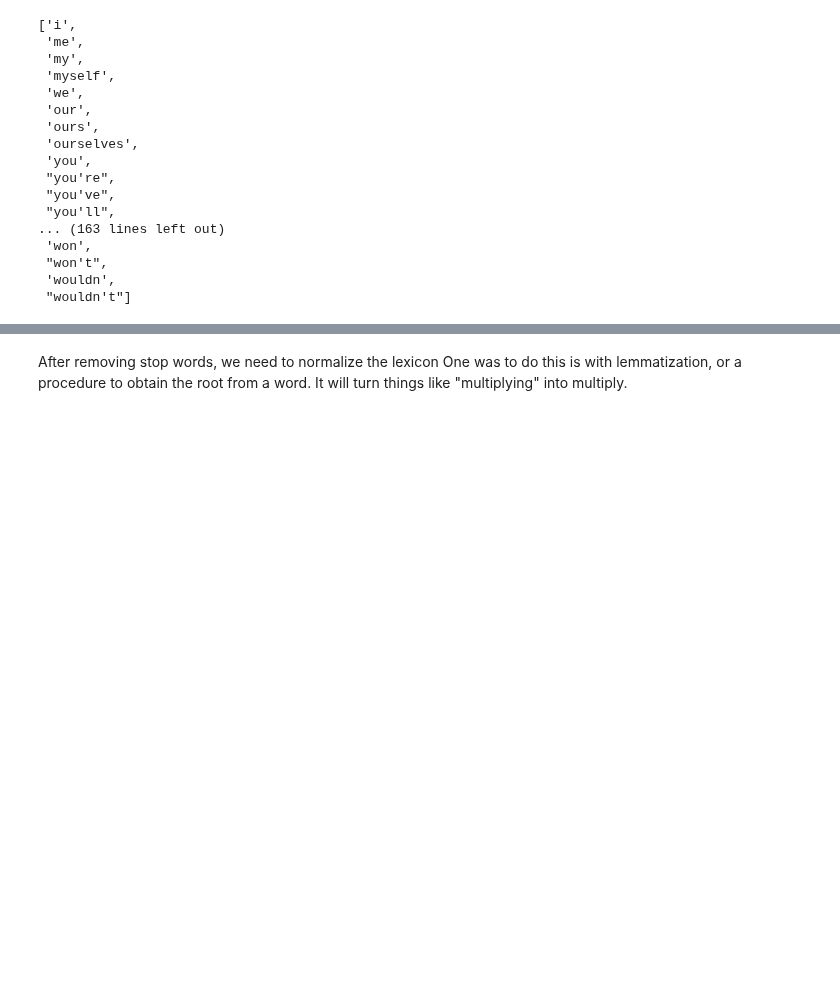
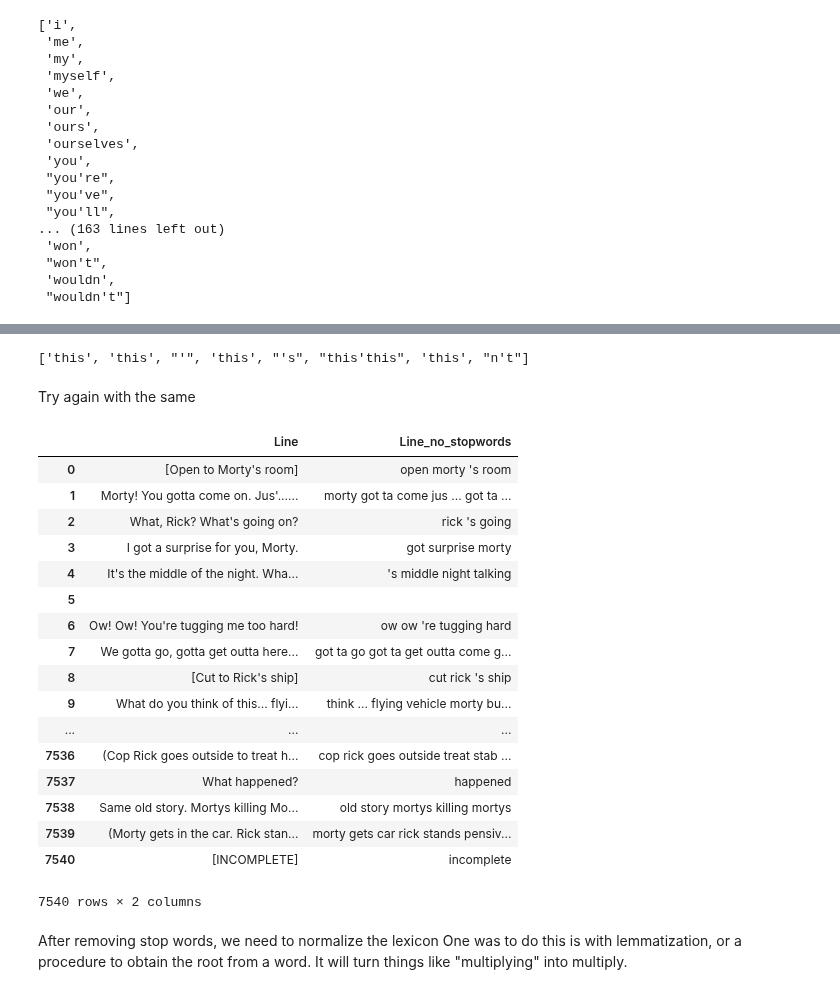
Before and after one commit to mccormd1/RandM_Transcript_Sentiment_Analysis, a Jupyter notebook: RandM_Words_and_NLP.ipynb, the cells around one changed output, grey strips where cells are left out. Saved outputs shown, nothing was run; the diff lists cells and outputs as text; code cells hidden in the pictures; blank space fills up the shorter version.

```diff
--- a/RandM_Words_and_NLP.ipynb
+++ b/RandM_Words_and_NLP.ipynb
@@ -342,0 +406,2 @@ df
+# %%
+df['Line']=df.Line.apply(lambda x: unidecode(x))
@@ -347,3 +454,33 @@ word_tokenize(df.Line_no_stopwords[10])
+# %%
+word_tokenize("this this' this's this'this thisn't")
+# %% [output]
+['this', 'this', "'", 'this', "'s", "this'this", 'this', "n't"]
+# %% [markdown]
+Try again with the same
+# %%
+df['Line_no_stopwords'] = df['Line'].apply(lambda x: ' '.join([word for word in word_tokenize(x.lower())
+                                                               if word not in stopWords and word not in list(string.punctuation)]))
+# %%
+df[['Line','Line_no_stopwords']]
+# %% [output]
+|  | Line | Line_no_stopwords |
+| 0 | [Open to Morty's room] | open morty 's room |
+| 1 | Morty! You gotta come on. Jus'...... | morty got ta come jus ... got ta ... |
+| 2 | What, Rick? What's going on? | rick 's going |
+| 3 | I got a surprise for you, Morty. | got surprise morty |
+| 4 | It's the middle of the night. Wha... | 's middle night talking |
+| 5 |  |  |
+| 6 | Ow! Ow! You're tugging me too hard! | ow ow 're tugging hard |
+| 7 | We gotta go, gotta get outta here... | got ta go got ta get outta come g... |
+| 8 | [Cut to Rick's ship] | cut rick 's ship |
+| 9 | What do you think of this... flyi... | think ... flying vehicle morty bu... |
+| ... | ... | ... |
+| 7536 | (Cop Rick goes outside to treat h... | cop rick goes outside treat stab ... |
+| 7537 | What happened? | happened |
+| 7538 | Same old story. Mortys killing Mo... | old story mortys killing mortys |
+| 7539 | (Morty gets in the car. Rick stan... | morty gets car rick stands pensiv... |
+| 7540 | [INCOMPLETE] | incomplete |
+7540 rows × 2 columns
 # %% [markdown]
 After removing stop words, we need to normalize the lexicon One was to do this is with lemmatization, or a procedure to obtain the root from a word. It will turn things like "multiplying" into multiply.
 # %%
```
Also changed, not shown: parts of 12 cells of this notebook.
